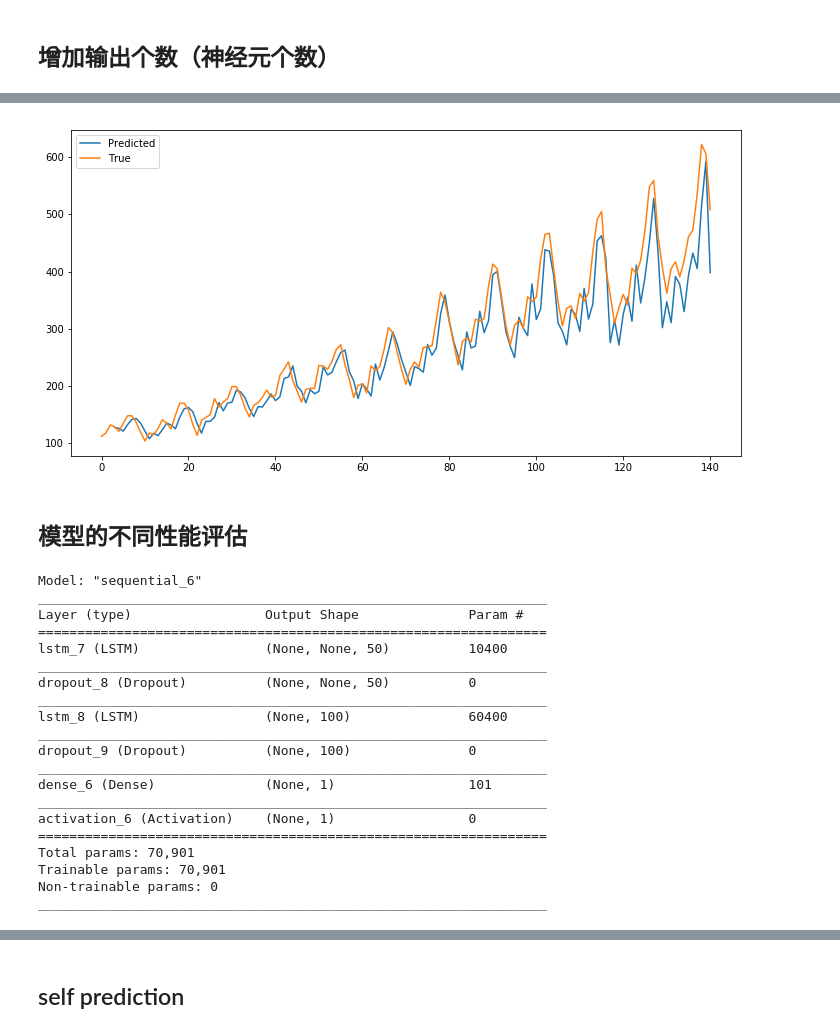
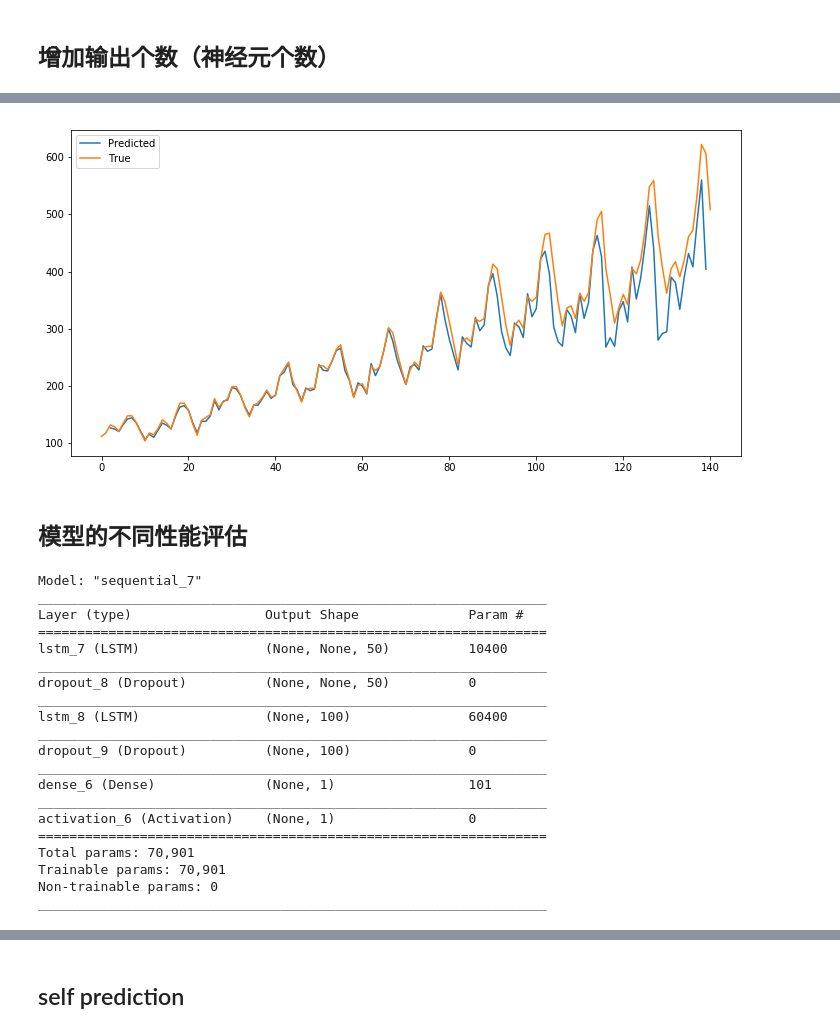
Before and after one commit to 1148030615/Tencent_Education_Deep_Learning_Course, a Jupyter notebook: Airline_passengers_prediction_Time_Series_RNN.ipynb, the cells around one changed output, grey strips where cells are left out. Saved outputs shown, nothing was run; the diff lists cells and outputs as text; code cells hidden in the pictures.

```diff
--- a/Airline_passengers_prediction_Time_Series_RNN.ipynb
+++ b/Airline_passengers_prediction_Time_Series_RNN.ipynb
@@ -279,8 +332,8 @@ plt.show()
 # %%
 model = load_model('weights-best-0.hdf5')
 sequence_length = 1
-auto_predict_0 = [np.array([[np.nan]])]
-for i in range(len(data)-sequence_length):
+auto_predict_0 = []
+for i in range(len(data)-sequence_length + 1):
   temp = data.values[i: i + sequence_length]
   #print(temp)
   temp = np.reshape(temp, (1, sequence_length, 1))
@@ -297,0 +353,13 @@ plt.show()
+# %%
+x = np.array([[1],[3],[5]])
+
+model = load_model('weights-best-0.hdf5')
+sequence_length = 3
+auto_predict_0 = []
+for i in range(len(x)-sequence_length + 1):
+  temp = x[i: i + sequence_length]
+  #print(temp)
+  temp = np.reshape(temp, (1, sequence_length, 1))
+  res = model.predict(temp)
+  auto_predict_0.append(res[0])
+auto_predict_0
@@ -524,16 +596,0 @@ plt.show()
-# %%
-sequence_length = 3
-auto_predict_2 = [np.array([[np.nan]]), np.array([[np.nan]])]
-for i in range(len(data)-sequence_length):
-  temp = data.values[i: i + sequence_length]
-  #print(temp)
-  temp = np.reshape(temp, (1, sequence_length, 1))
-  res = model.predict(temp)
-  auto_predict_2.append(res[0])
-
-auto_predict_2 = scaler.inverse_transform(auto_predict_2)
-plt.figure(figsize = (12, 6))
-plt.plot(auto_predict_2)
-plt.plot(scaler.inverse_transform(data))
-plt.legend(["Predicted", "True"])
-plt.show()
@@ -712,22 +772,22 @@ plt.show()
 # %%
 model = load_model('weights-best-4.hdf5')
 sequence_length = 3
-auto_predict_4 = [np.array([[np.nan]]), np.array([[np.nan]]), np.array([[np.nan]])]
+auto_predict_4 = [np.array([[np.nan]]), np.array([[np.nan]])]
 for i in range(len(data)-sequence_length):
   temp = data.values[i: i + sequence_length]
   #print(temp)
   temp = np.reshape(temp, (1, sequence_length, 1))
   res = model.predict(temp)
   auto_predict_4.append(res[0])
 
 auto_predict_4 = scaler.inverse_transform(auto_predict_4)
 plt.figure(figsize = (12, 6))
 plt.plot(auto_predict_4)
 plt.plot(scaler.inverse_transform(data))
 plt.legend(["Predicted", "True"])
 plt.show()
 # %% [output]
-[figure, old version]
+[figure, new version]
 # %% [markdown]
 ## 模型的不同性能评估
 # %%
@@ -749,10 +809,10 @@ model.add(Dropout(0.2))
 model.add(Dense(1)) # 期望的输出个数是layers[3]
 
 model.add(Activation("linear"))
-model.compile(loss = "mse", optimizer = adam(), metrics=['mse', 'mae', 'mape', 'cosine'])
+model.compile(loss = "mse", optimizer ="rmsprop", metrics=['mse', 'mae', 'mape', 'cosine'])
 model.summary()
 # %% [output]
-Model: "sequential_6"
+Model: "sequential_7"
 _________________________________________________________________
 Layer (type)                 Output Shape              Param #
 =================================================================
```
Also changed, not shown: parts of 59 cells of this notebook.
